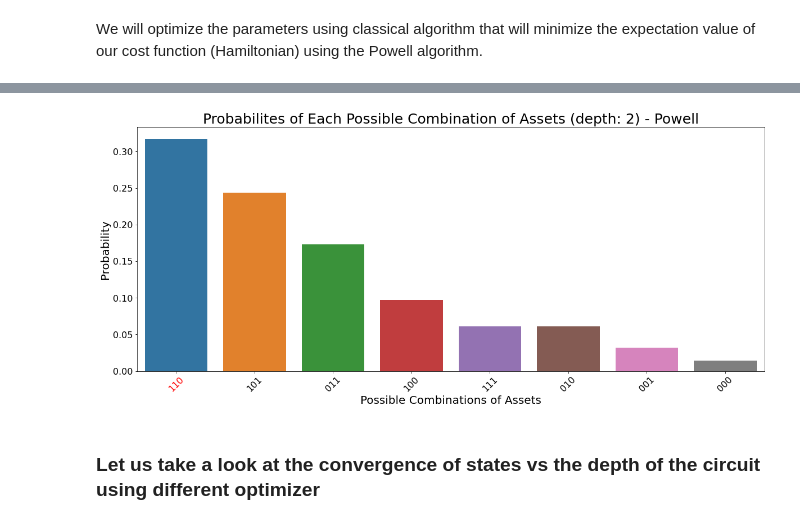
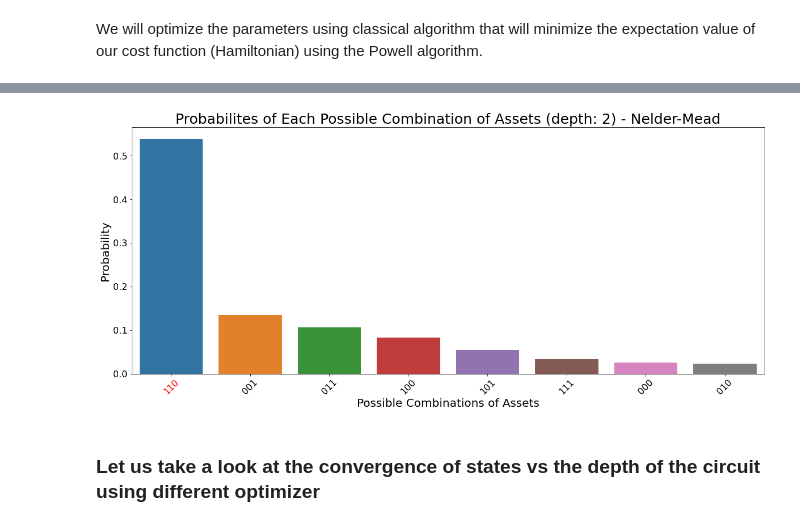
Before and after one commit to jimphon88/quantum-computing, a Jupyter notebook: mean variance optimization qaoa.ipynb, the cells around one changed output, grey strips where cells are left out. Cells and saved outputs as stored; diff of their text form; code cells hidden in the pictures.

```diff
--- a/mean variance optimization qaoa.ipynb
+++ b/mean variance optimization qaoa.ipynb
@@ -576,18 +599,5 @@ plt.show()
 using the grid search is applicable for a small size problem, but for a deeper circuits we need a better way to find the parameters. We will come back to this later.
 # %% [markdown]
 We will optimize the parameters using classical algorithm that will minimize the expectation value of our cost function (Hamiltonian) using the Powell algorithm.
-# %%
-def get_expectation(n,J,h,p=1, shots=2500, backend="statevector_simulator"):
-    backend = Aer.get_backend(backend)
-    backend.shots = shots
-
-    def execute_cir(param):
-        param_half = int(len(param)/2)
-        beta_list  = param[:param_half]
-        gamma_list = param[param_half:]
-        circuit = get_qaoa_circuit(n,J,h,beta_list,gamma_list,p)
-        counts = backend.run(circuit, seed_simulator=seed, nshots=shots).result().get_counts()
-        return compute_expectation(counts)
-    return execute_cir
 # %%
 from scipy.optimize import minimize
@@ -594,0 +604,18 @@ from random import gauss as randnorm
+# %%
+def getConstraints(x):
+    constraints = list()
+    for _x in range(len(x)):
+        constraints.append(
+            {
+                'type': 'ineq',
+                'fun': lambda x: x[_x] # x[_x] >= 0
+            })
+        constraints.append({
+                'type': 'ineq',
+                'fun': lambda x: 2*np.pi-x[_x] # x[_x] <= 2pi
+            })
+    return constraints
+
+def getBounds(x):
+    bounds = [[0,2*np.pi] for _x in range(len(x))]
+    return bounds
@@ -596,11 +694,12 @@ from random import gauss as randnorm
 depth = 2
 # backend_sim = "statevector_simulator"
 # backend_sim = "qasm_simulator"
-expectation = get_expectation(n,J,h,p=depth, shots=shots, backend=backend_sim)
+Expectation = get_expectation(n,J,h,p=depth, shots=shots, backend=backend_sim, set_seed=seed)
 # We initiate our parameters beta and gamma using the optimal parameters found from brute force search with depth = 1
-beta_init, gamma_init = _b,_g
+optim = "Nelder-Mead"
+beta_init, gamma_init = b,g # np.pi, 1.5*np.pi
 param_init = [beta_init] * depth + [gamma_init] * depth
-res = minimize(expectation, param_init, method='Powell')
+res = minimize(Expectation, param_init, method=optim)#, bounds=getBounds(param_init)) # removing the bounds as the function is periodic
 # %%
 param_opt = res.x
 param_len = int(len(param_opt)/2)
@@ -618,21 +717,21 @@ counts  ={k: v for k, v in sorted(counts.items(),
 # %%
 fig, ax = plt.subplots(figsize=(20, 8))
 state = list(counts.keys())
 freq  = list(counts.values())
 freq  = [f/shots for f in freq]
 optimized_value = sns.barplot(x=state, y=freq)
 for _,item in enumerate(optimized_value.get_xticklabels()):
     item.set_rotation(45)
     if item.get_text() == ''.join(str(s) for s in gurobi):
         ax.get_xticklabels()[_].set_color("red")
-ax.set_title(f"Probabilites of Each Possible Combination of Assets (depth: {depth}) - Powell", fontsize=25) # Probability of Max Return at given risk level
+ax.set_title(f"Probabilites of Each Possible Combination of Assets (depth: {depth}) - {optim}", fontsize=25) # Probability of Max Return at given risk level
 ax.set_xlabel('Possible Combinations of Assets',fontsize =20)
 ax.tick_params(axis='x',labelsize=16)
 ax.tick_params(axis='y',labelsize=16)
 ax.set_ylabel('Probability',fontsize = 20)
 plt.show()
 # %% [output]
-[figure, old version]
+[figure, new version]
 # %% [markdown]
 ### Let us take a look at the convergence of states vs the depth of the circuit using different optimizer
 # %%
```
Also changed, not shown: parts of 21 cells of this notebook.
